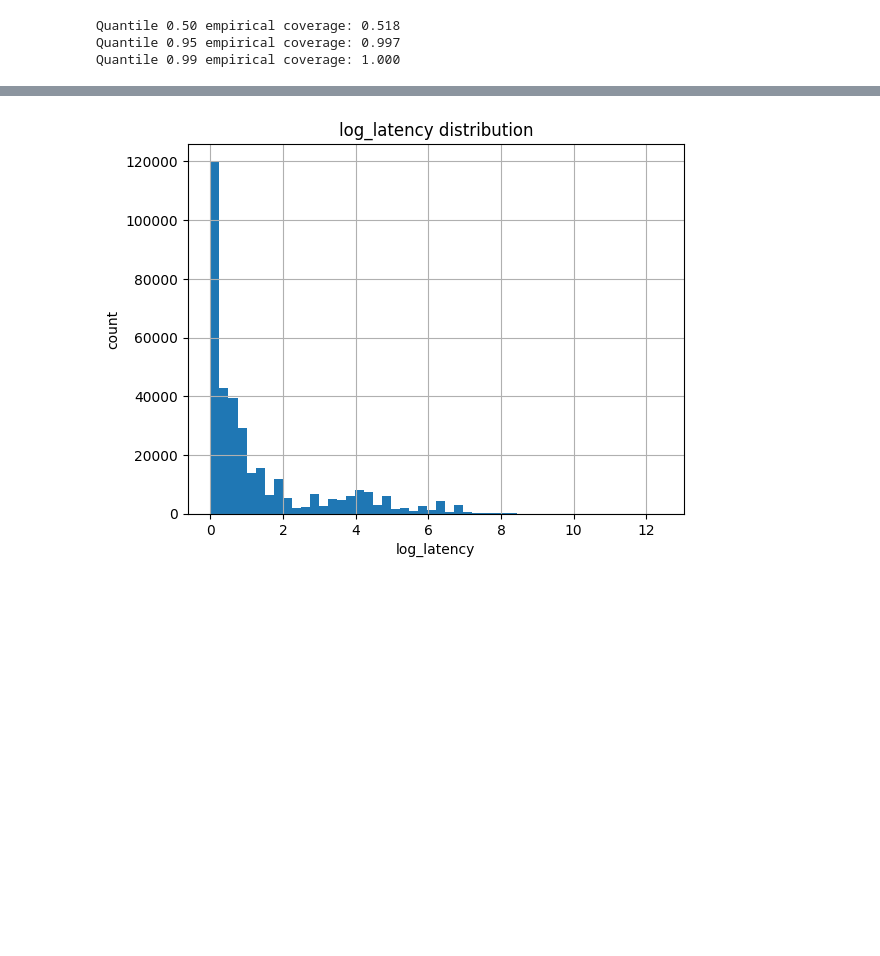
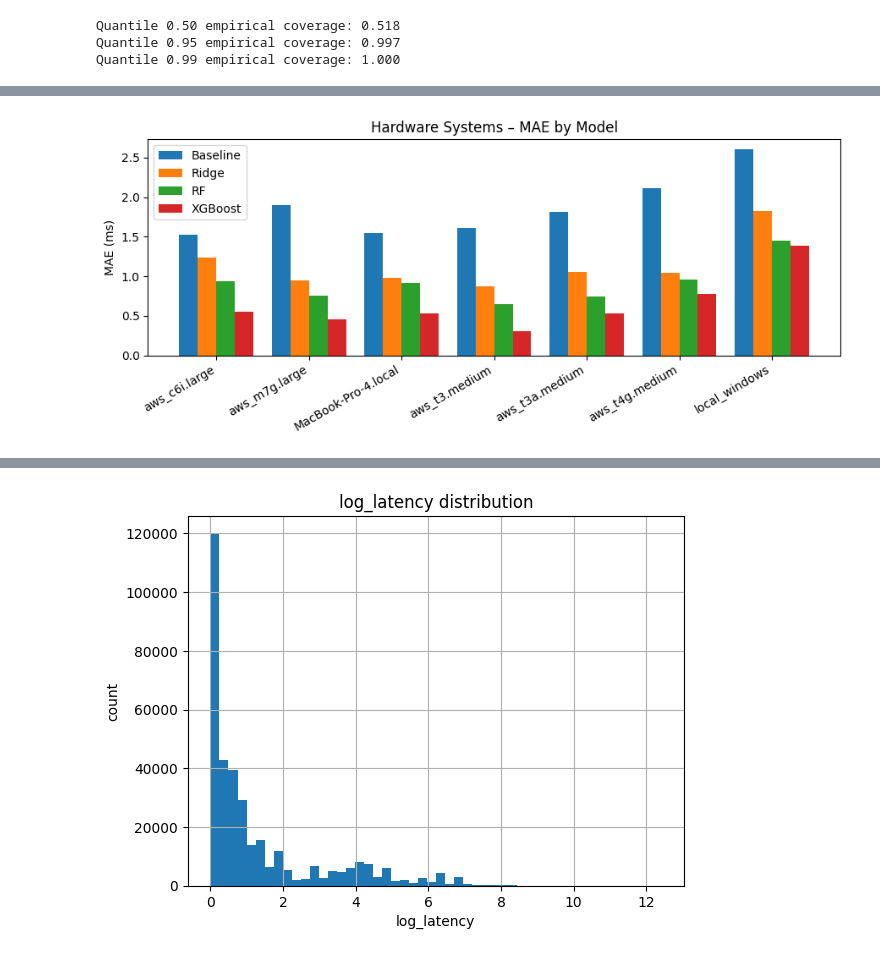
Before and after one commit to newspeedtech/381V-PQC-Perf-Modeling, a Jupyter notebook: pqc_project3.ipynb, the cells around one changed output, grey strips where cells are left out. Cells and saved outputs as stored; diff of their text form; code cells hidden in the pictures; blank space fills up the shorter version.

```diff
--- a/pqc_project3.ipynb
+++ b/pqc_project3.ipynb
@@ -1141,0 +1230,27 @@ Simple plots to understand distributions, compare algorithms, and inspect model
+# %%
+# MAE by model
+hardware = df_results[df_results["source_type"] == "hardware"].copy()
+systems = list(hardware["system"].unique())
+models = ["Baseline", "Ridge", "RF", "XGBoost"]
+
+fig, ax = plt.subplots(figsize=(9, 4))
+
+x = range(len(systems))
+width = 0.2
+
+for i, m in enumerate(models):
+    maes = [
+        hardware[(hardware["system"] == s) & (hardware["model"] == m)]["MAE"].values[0]
+        for s in systems
+    ]
+    ax.bar([xi + i*width for xi in x], maes, width, label=m)
+
+ax.set_xticks([xi + width*1.5 for xi in x])
+ax.set_xticklabels(systems, rotation=30, ha="right")
+ax.set_ylabel("MAE (ms)")
+ax.set_title("Hardware Systems – MAE by Model")
+ax.legend()
+plt.tight_layout()
+plt.show()
+# %% [output]
+[figure, added]
```
Also changed, not shown: parts of 30 cells of this notebook.
